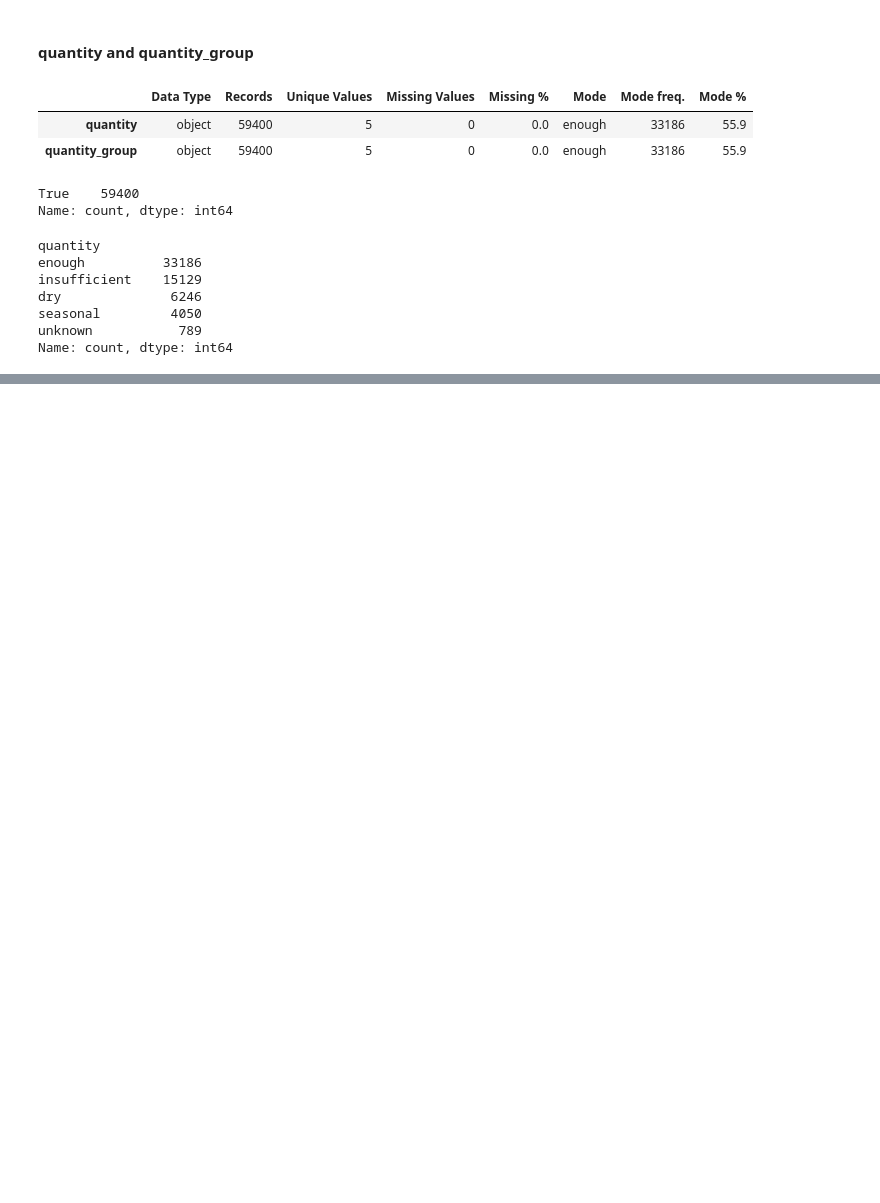
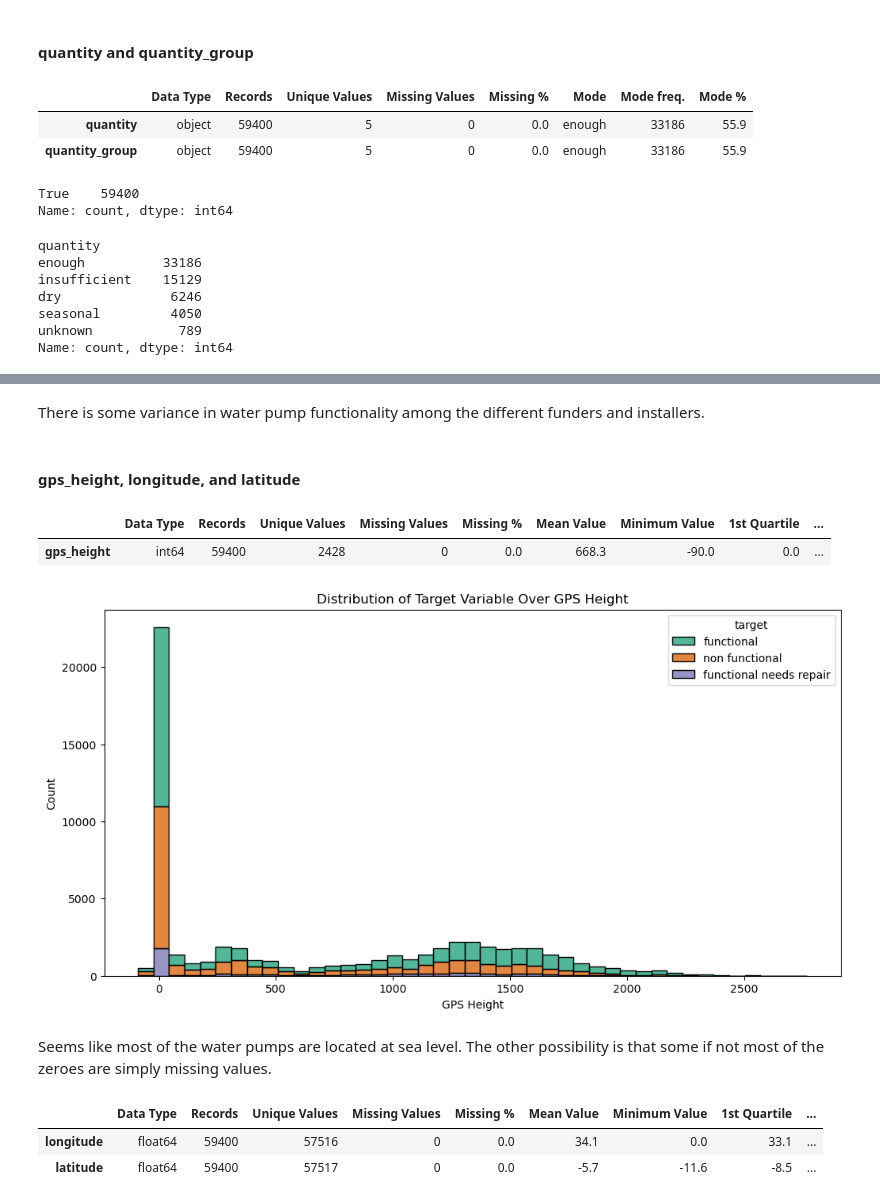
Before and after one commit to williambguo/water-pump-predictive-maintenance, a Jupyter notebook: notebooks/eda.ipynb, the cells around one changed output, grey strips where cells are left out. Saved outputs shown, nothing was run; the diff lists cells and outputs as text; code cells hidden in the pictures; blank space fills up the shorter version.

```diff
--- a/notebooks/eda.ipynb
+++ b/notebooks/eda.ipynb
@@ -480,0 +646,28 @@ Next up,
+# %% [markdown]
+There is some variance in water pump functionality among the different funders and installers.
+# %% [markdown]
+#### gps_height, longitude, and latitude
+# %%
+numerical_dqr.loc[['gps_height']]
+# %% [output]
+|  | Data Type | Records | Unique Values | Missing Values | Missing % | Mean Value | Minimum Value | 1st Quartile | ... |
+| gps_height | int64 | 59400 | 2428 | 0 | 0.0 | 668.3 | -90.0 | 0.0 | ... |
+# %%
+# Countplot of 'gps_height' with 'target' as hue
+plt.figure(figsize=(12, 6))
+sns.histplot(data=df, x='gps_height', hue='target', palette='Dark2', multiple='stack')
+plt.title('Distribution of Target Variable Over GPS Height')
+plt.xlabel('GPS Height')
+plt.ylabel('Count')
+plt.show()
+# %% [output]
+[figure, added]
+# %% [markdown]
+Seems like most of the water pumps are located at sea level. The other possibility is that some if not most of the zeroes are simply missing values.
+# %%
+# Longitude and latitude
+numerical_dqr.loc[['longitude', 'latitude']]
+# %% [output]
+|  | Data Type | Records | Unique Values | Missing Values | Missing % | Mean Value | Minimum Value | 1st Quartile | ... |
+| longitude | float64 | 59400 | 57516 | 0 | 0.0 | 34.1 | 0.0 | 33.1 | ... |
+| latitude | float64 | 59400 | 57517 | 0 | 0.0 | -5.7 | -11.6 | -8.5 | ... |
```
Also changed, not shown: parts of 64 cells of this notebook, 1 other file.
